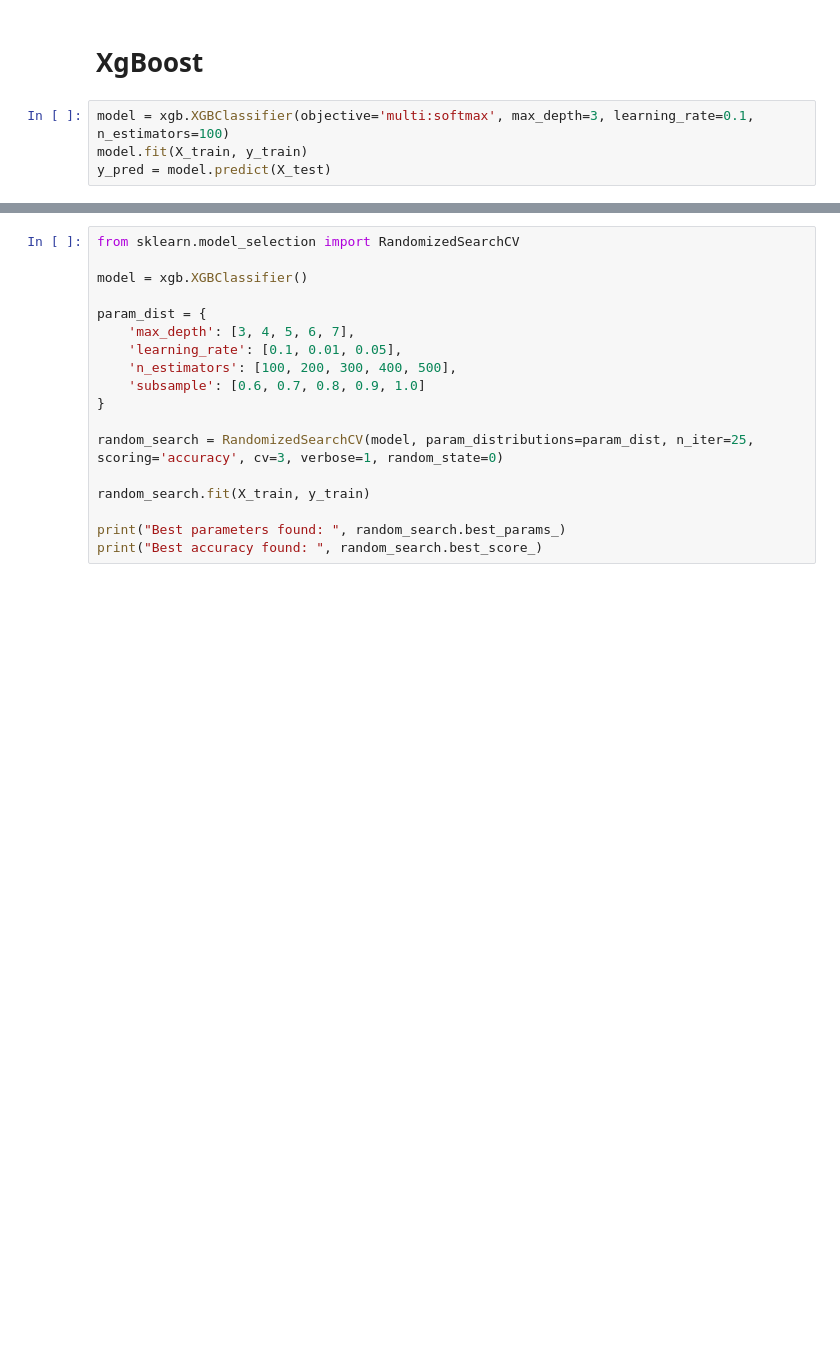
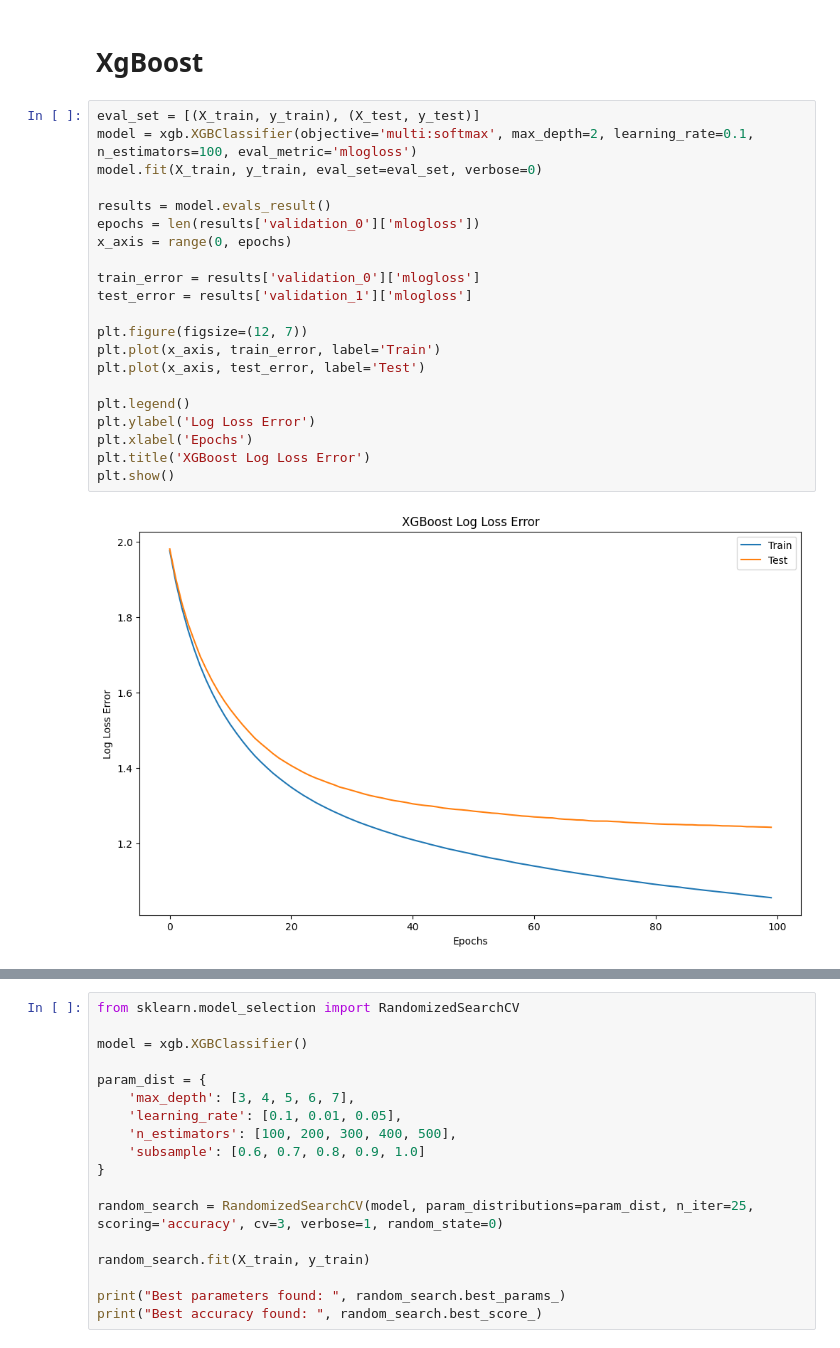
Before and after one commit to sebastian-dv/CSE-151A-Project, a Jupyter notebook: Model_3_and_Final_Submission.ipynb, the cells around one changed output, grey strips where cells are left out. Cells and saved outputs as stored; diff of their text form; blank space fills up the shorter version.

```diff
--- a/Model_3_and_Final_Submission.ipynb
+++ b/Model_3_and_Final_Submission.ipynb
@@ -77,8 +78,27 @@ X_scaled = np.concatenate([X_scaled, non_num_X.values], axis=1)
 X_train, X_test, y_train, y_test = train_test_split(X_scaled, y, test_size=0.2, random_state=21)
 # %% [markdown]
 # XgBoost
-# %%
-model = xgb.XGBClassifier(objective='multi:softmax', max_depth=3, learning_rate=0.1, n_estimators=100)
-model.fit(X_train, y_train)
-y_pred = model.predict(X_test)
+# %%
+eval_set = [(X_train, y_train), (X_test, y_test)]
+model = xgb.XGBClassifier(objective='multi:softmax', max_depth=2, learning_rate=0.1, n_estimators=100, eval_metric='mlogloss')
+model.fit(X_train, y_train, eval_set=eval_set, verbose=0)
+
+results = model.evals_result()
+epochs = len(results['validation_0']['mlogloss'])
+x_axis = range(0, epochs)
+
+train_error = results['validation_0']['mlogloss']
+test_error = results['validation_1']['mlogloss']
+
+plt.figure(figsize=(12, 7))
+plt.plot(x_axis, train_error, label='Train')
+plt.plot(x_axis, test_error, label='Test')
+
+plt.legend()
+plt.ylabel('Log Loss Error')
+plt.xlabel('Epochs')
+plt.title('XGBoost Log Loss Error')
+plt.show()
+# %% [output]
+[figure, added]
 # %%
```
Also changed, not shown: parts of 5 cells of this notebook.
